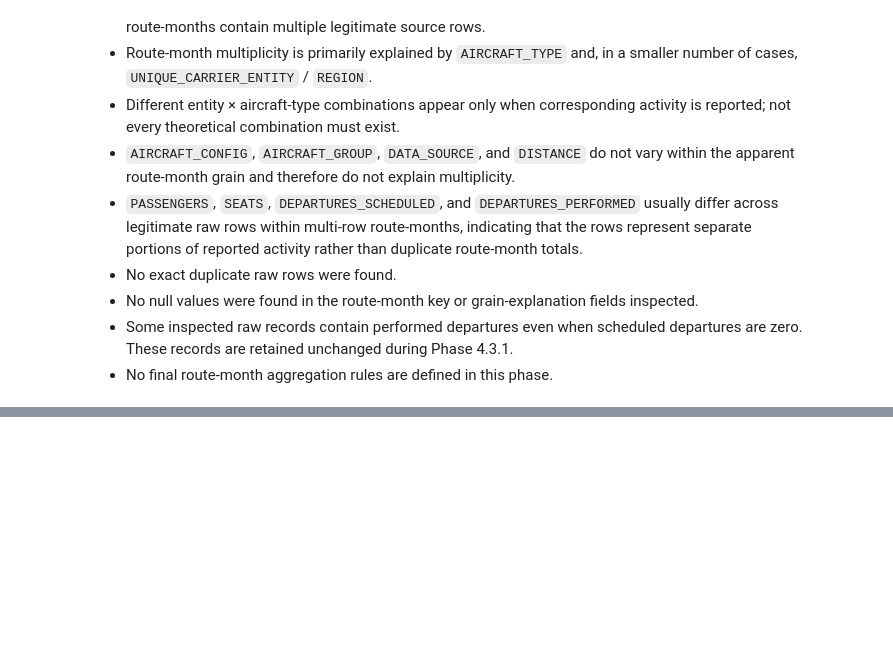
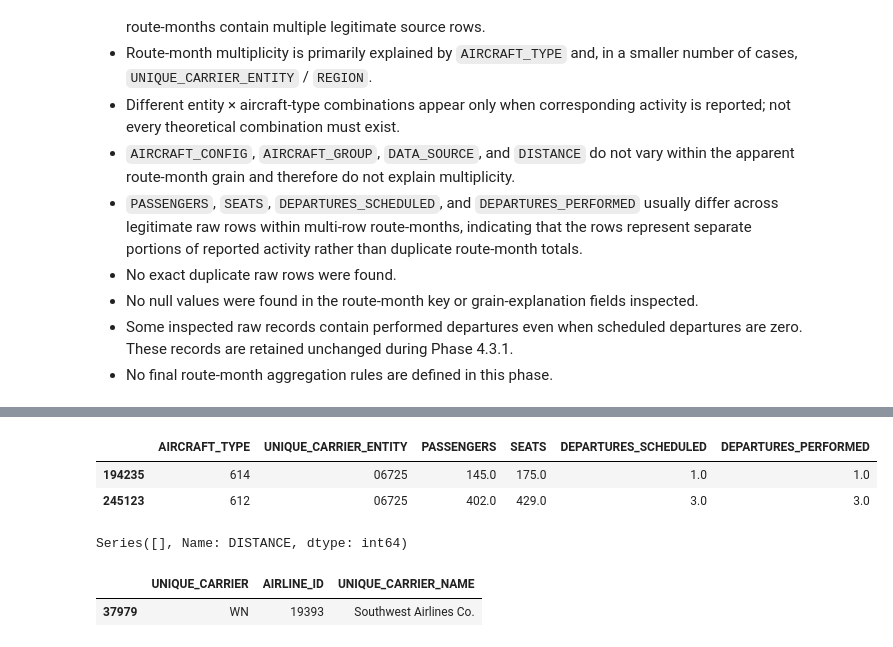
Before and after one commit to ahmadshamali/airline-demand-capacity-planning, a Jupyter notebook: notebooks/03_route_month_foundation.ipynb, the cells around one changed output, grey strips where cells are left out. Drawn from its saved outputs; the diff is of its cells as text; code cells hidden in the pictures; blank space fills up the shorter version.

```diff
--- a/notebooks/03_route_month_foundation.ipynb
+++ b/notebooks/03_route_month_foundation.ipynb
@@ -827,0 +861,43 @@ dtype: int64
+# %%
+wn_f_historical[
+    (wn_f_historical['YEAR'] == 2024) &
+    (wn_f_historical['MONTH'] == 1) &
+    (wn_f_historical['ORIGIN'] == 'ABQ') &
+    (wn_f_historical['DEST'] == 'MCO')][
+        [
+            'AIRCRAFT_TYPE',
+            'UNIQUE_CARRIER_ENTITY',
+            'PASSENGERS',
+            'SEATS',
+            'DEPARTURES_SCHEDULED',
+            'DEPARTURES_PERFORMED'
+        ]
+    ]
+# %% [output]
+|  | AIRCRAFT_TYPE | UNIQUE_CARRIER_ENTITY | PASSENGERS | SEATS | DEPARTURES_SCHEDULED | DEPARTURES_PERFORMED |
+| 194235 | 614 | 06725 | 145.0 | 175.0 | 1.0 | 1.0 |
+| 245123 | 612 | 06725 | 402.0 | 429.0 | 3.0 | 3.0 |
+# %%
+distance_nunique = wn_f_historical[[
+    'UNIQUE_CARRIER',
+    'YEAR',
+    'MONTH',
+    'ORIGIN',
+    'DEST',
+    'DISTANCE'
+]].groupby(
+    ['UNIQUE_CARRIER', 'YEAR', 'MONTH', 'ORIGIN', 'DEST'])['DISTANCE'].nunique()
+distance_nunique[distance_nunique > 1]
+# %% [output]
+Series([], Name: DISTANCE, dtype: int64)
+# %%
+wn_f_historical[
+    [
+        'UNIQUE_CARRIER',
+        'AIRLINE_ID',
+        'UNIQUE_CARRIER_NAME'
+    ]
+].drop_duplicates()
+# %% [output]
+|  | UNIQUE_CARRIER | AIRLINE_ID | UNIQUE_CARRIER_NAME |
+| 37979 | WN | 19393 | Southwest Airlines Co. |
```
Also changed, not shown: parts of 14 cells of this notebook.
